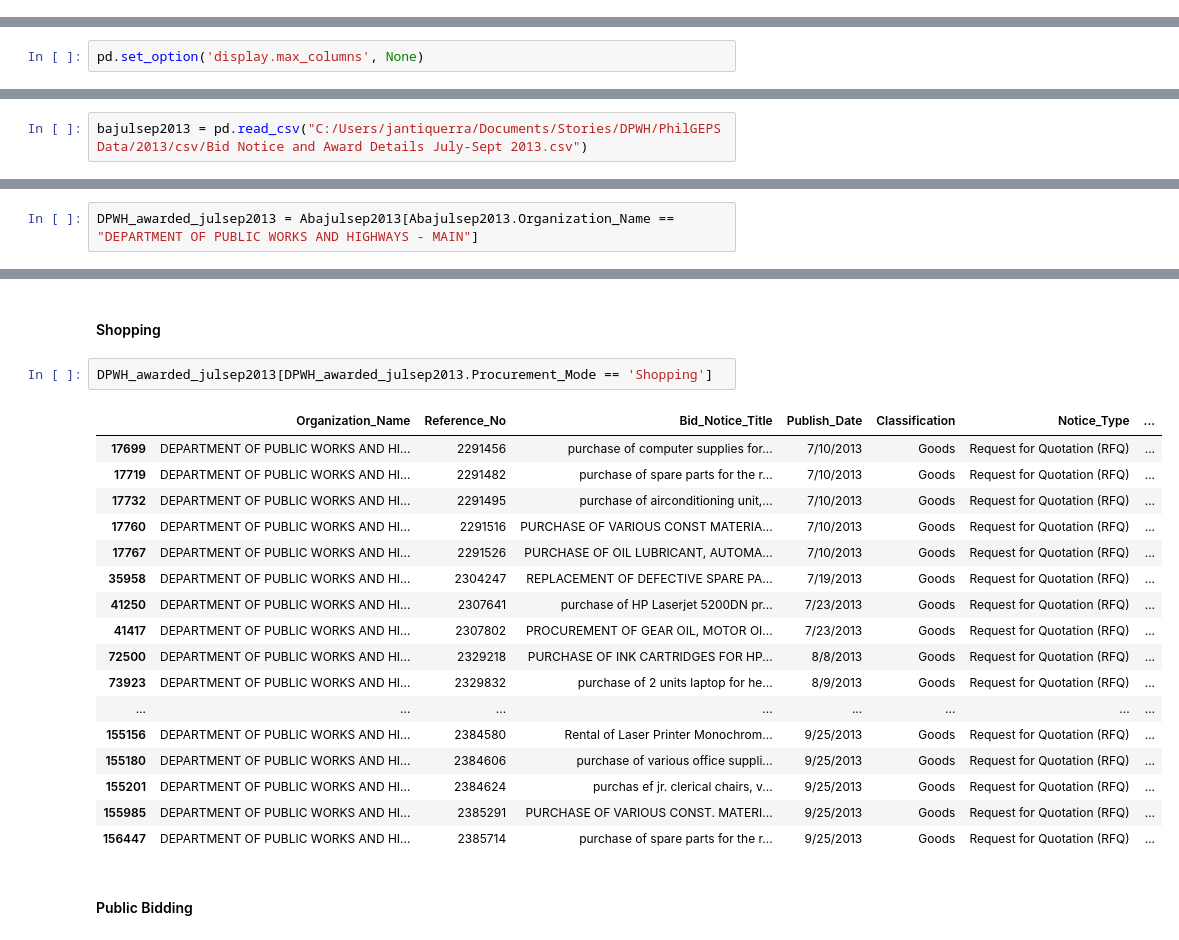
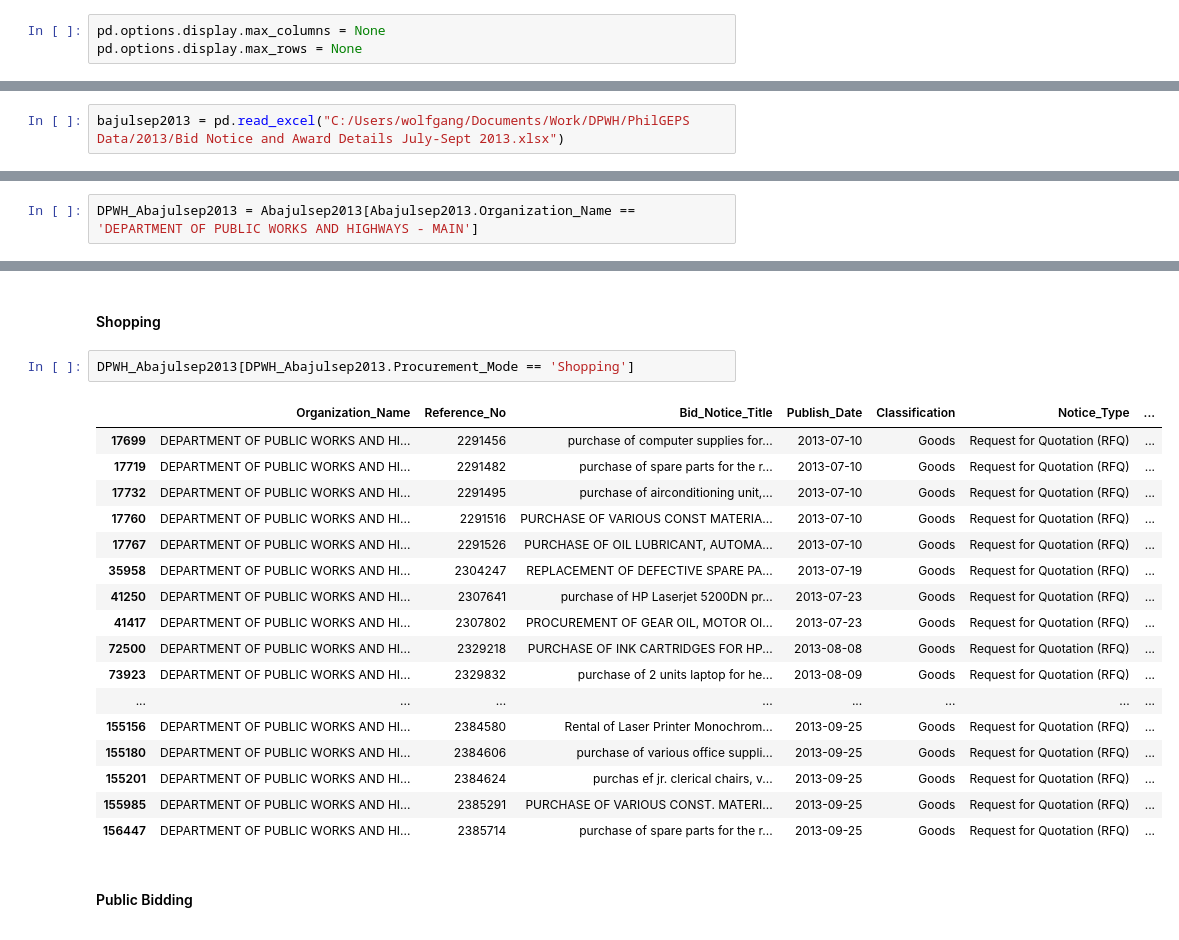
Before and after one commit to johnreiner/bids-and-awards, a Jupyter notebook: Bids and Awards 2013.ipynb, the cells around one changed output, grey strips where cells are left out. Drawn from its saved outputs; the diff is of its cells as text.

```diff
--- a/Bids and Awards 2013.ipynb
+++ b/Bids and Awards 2013.ipynb
@@ -5 +4,4 @@ import numpy as np
+# %%
+pd.options.display.max_columns = None
+pd.options.display.max_rows = None
 # %% [markdown]
@@ -9,2 +10,0 @@ bajanmar2013 = pd.read_csv("C:/Users/jantiquerra/Documents/Stories/DPWH/PhilGEPS
-# %%
-pd.set_option('display.max_columns', None)
@@ -394,5 +467,5 @@ DPWH_awarded_aprjun2013[DPWH_awarded_aprjun2013.Procurement_Mode == 'Direct Cont
 # %%
-bajulsep2013 = pd.read_csv("C:/Users/jantiquerra/Documents/Stories/DPWH/PhilGEPS Data/2013/csv/Bid Notice and Award Details July-Sept 2013.csv")
+bajulsep2013 = pd.read_excel("C:/Users/wolfgang/Documents/Work/DPWH/PhilGEPS Data/2013/Bid Notice and Award Details July-Sept 2013.xlsx")
 # %%
 bajulsep2013.info()
 # %% [output]
@@ -472,2 +523,2 @@ Abajulsep2013.Organization_Name.tolist()
 # %%
-DPWH_awarded_julsep2013 = Abajulsep2013[Abajulsep2013.Organization_Name == "DEPARTMENT OF PUBLIC WORKS AND HIGHWAYS - MAIN"]
+DPWH_Abajulsep2013 = Abajulsep2013[Abajulsep2013.Organization_Name == 'DEPARTMENT OF PUBLIC WORKS AND HIGHWAYS - MAIN']
@@ -536,25 +558,25 @@ Name: Procurement_Mode, dtype: int64
 # %% [markdown]
 #### Shopping
 # %%
-DPWH_awarded_julsep2013[DPWH_awarded_julsep2013.Procurement_Mode == 'Shopping']
+DPWH_Abajulsep2013[DPWH_Abajulsep2013.Procurement_Mode == 'Shopping']
 # %% [output]
 |  | Organization_Name | Reference_No | Bid_Notice_Title | Publish_Date | Classification | Notice_Type | ... |
-| 17699 | DEPARTMENT OF PUBLIC WORKS AND HI... | 2291456 | purchase of computer supplies for... | 7/10/2013 | Goods | Request for Quotation (RFQ) | ... |
-| 17719 | DEPARTMENT OF PUBLIC WORKS AND HI... | 2291482 | purchase of spare parts for the r... | 7/10/2013 | Goods | Request for Quotation (RFQ) | ... |
-| 17732 | DEPARTMENT OF PUBLIC WORKS AND HI... | 2291495 | purchase of airconditioning unit,... | 7/10/2013 | Goods | Request for Quotation (RFQ) | ... |
-| 17760 | DEPARTMENT OF PUBLIC WORKS AND HI... | 2291516 | PURCHASE OF VARIOUS CONST MATERIA... | 7/10/2013 | Goods | Request for Quotation (RFQ) | ... |
-| 17767 | DEPARTMENT OF PUBLIC WORKS AND HI... | 2291526 | PURCHASE OF OIL LUBRICANT, AUTOMA... | 7/10/2013 | Goods | Request for Quotation (RFQ) | ... |
-| 35958 | DEPARTMENT OF PUBLIC WORKS AND HI... | 2304247 | REPLACEMENT OF DEFECTIVE SPARE PA... | 7/19/2013 | Goods | Request for Quotation (RFQ) | ... |
-| 41250 | DEPARTMENT OF PUBLIC WORKS AND HI... | 2307641 | purchase of HP Laserjet 5200DN pr... | 7/23/2013 | Goods | Request for Quotation (RFQ) | ... |
-| 41417 | DEPARTMENT OF PUBLIC WORKS AND HI... | 2307802 | PROCUREMENT OF GEAR OIL, MOTOR OI... | 7/23/2013 | Goods | Request for Quotation (RFQ) | ... |
-| 72500 | DEPARTMENT OF PUBLIC WORKS AND HI... | 2329218 | PURCHASE OF INK CARTRIDGES FOR HP... | 8/8/2013 | Goods | Request for Quotation (RFQ) | ... |
-| 73923 | DEPARTMENT OF PUBLIC WORKS AND HI... | 2329832 | purchase of 2 units laptop for he... | 8/9/2013 | Goods | Request for Quotation (RFQ) | ... |
+| 17699 | DEPARTMENT OF PUBLIC WORKS AND HI... | 2291456 | purchase of computer supplies for... | 2013-07-10 | Goods | Request for Quotation (RFQ) | ... |
+| 17719 | DEPARTMENT OF PUBLIC WORKS AND HI... | 2291482 | purchase of spare parts for the r... | 2013-07-10 | Goods | Request for Quotation (RFQ) | ... |
+| 17732 | DEPARTMENT OF PUBLIC WORKS AND HI... | 2291495 | purchase of airconditioning unit,... | 2013-07-10 | Goods | Request for Quotation (RFQ) | ... |
+| 17760 | DEPARTMENT OF PUBLIC WORKS AND HI... | 2291516 | PURCHASE OF VARIOUS CONST MATERIA... | 2013-07-10 | Goods | Request for Quotation (RFQ) | ... |
+| 17767 | DEPARTMENT OF PUBLIC WORKS AND HI... | 2291526 | PURCHASE OF OIL LUBRICANT, AUTOMA... | 2013-07-10 | Goods | Request for Quotation (RFQ) | ... |
+| 35958 | DEPARTMENT OF PUBLIC WORKS AND HI... | 2304247 | REPLACEMENT OF DEFECTIVE SPARE PA... | 2013-07-19 | Goods | Request for Quotation (RFQ) | ... |
+| 41250 | DEPARTMENT OF PUBLIC WORKS AND HI... | 2307641 | purchase of HP Laserjet 5200DN pr... | 2013-07-23 | Goods | Request for Quotation (RFQ) | ... |
+| 41417 | DEPARTMENT OF PUBLIC WORKS AND HI... | 2307802 | PROCUREMENT OF GEAR OIL, MOTOR OI... | 2013-07-23 | Goods | Request for Quotation (RFQ) | ... |
+| 72500 | DEPARTMENT OF PUBLIC WORKS AND HI... | 2329218 | PURCHASE OF INK CARTRIDGES FOR HP... | 2013-08-08 | Goods | Request for Quotation (RFQ) | ... |
+| 73923 | DEPARTMENT OF PUBLIC WORKS AND HI... | 2329832 | purchase of 2 units laptop for he... | 2013-08-09 | Goods | Request for Quotation (RFQ) | ... |
 | ... | ... | ... | ... | ... | ... | ... | ... |
-| 155156 | DEPARTMENT OF PUBLIC WORKS AND HI... | 2384580 | Rental of Laser Printer Monochrom... | 9/25/2013 | Goods | Request for Quotation (RFQ) | ... |
-| 155180 | DEPARTMENT OF PUBLIC WORKS AND HI... | 2384606 | purchase of various office suppli... | 9/25/2013 | Goods | Request for Quotation (RFQ) | ... |
-| 155201 | DEPARTMENT OF PUBLIC WORKS AND HI... | 2384624 | purchas ef jr. clerical chairs, v... | 9/25/2013 | Goods | Request for Quotation (RFQ) | ... |
-| 155985 | DEPARTMENT OF PUBLIC WORKS AND HI... | 2385291 | PURCHASE OF VARIOUS CONST. MATERI... | 9/25/2013 | Goods | Request for Quotation (RFQ) | ... |
-| 156447 | DEPARTMENT OF PUBLIC WORKS AND HI... | 2385714 | purchase of spare parts for the r... | 9/25/2013 | Goods | Request for Quotation (RFQ) | ... |
+| 155156 | DEPARTMENT OF PUBLIC WORKS AND HI... | 2384580 | Rental of Laser Printer Monochrom... | 2013-09-25 | Goods | Request for Quotation (RFQ) | ... |
+| 155180 | DEPARTMENT OF PUBLIC WORKS AND HI... | 2384606 | purchase of various office suppli... | 2013-09-25 | Goods | Request for Quotation (RFQ) | ... |
+| 155201 | DEPARTMENT OF PUBLIC WORKS AND HI... | 2384624 | purchas ef jr. clerical chairs, v... | 2013-09-25 | Goods | Request for Quotation (RFQ) | ... |
+| 155985 | DEPARTMENT OF PUBLIC WORKS AND HI... | 2385291 | PURCHASE OF VARIOUS CONST. MATERI... | 2013-09-25 | Goods | Request for Quotation (RFQ) | ... |
+| 156447 | DEPARTMENT OF PUBLIC WORKS AND HI... | 2385714 | purchase of spare parts for the r... | 2013-09-25 | Goods | Request for Quotation (RFQ) | ... |
 # %% [markdown]
 #### Public Bidding
 # %%
```
Also changed, not shown: parts of 144 cells of this notebook, 3 other files.
